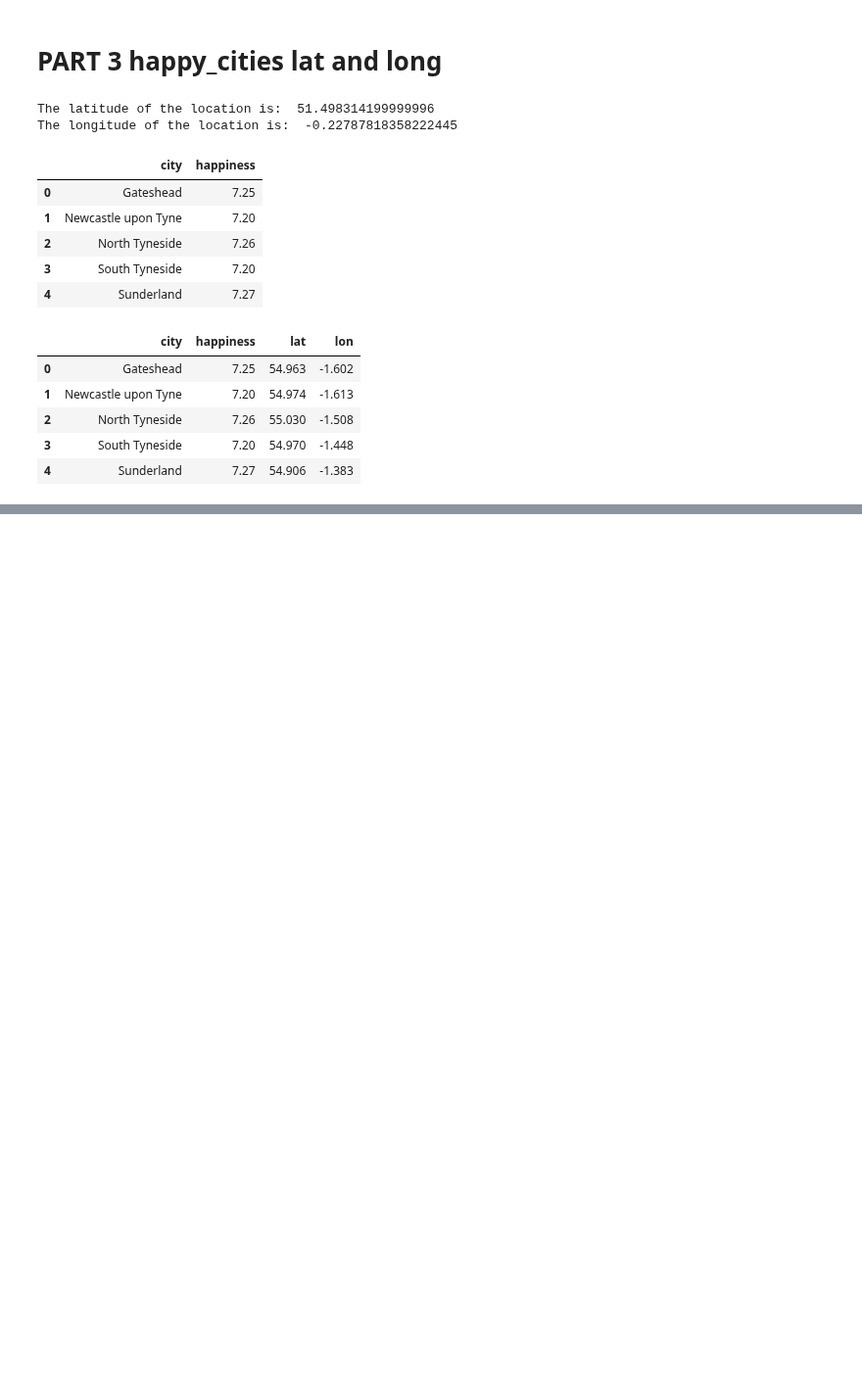
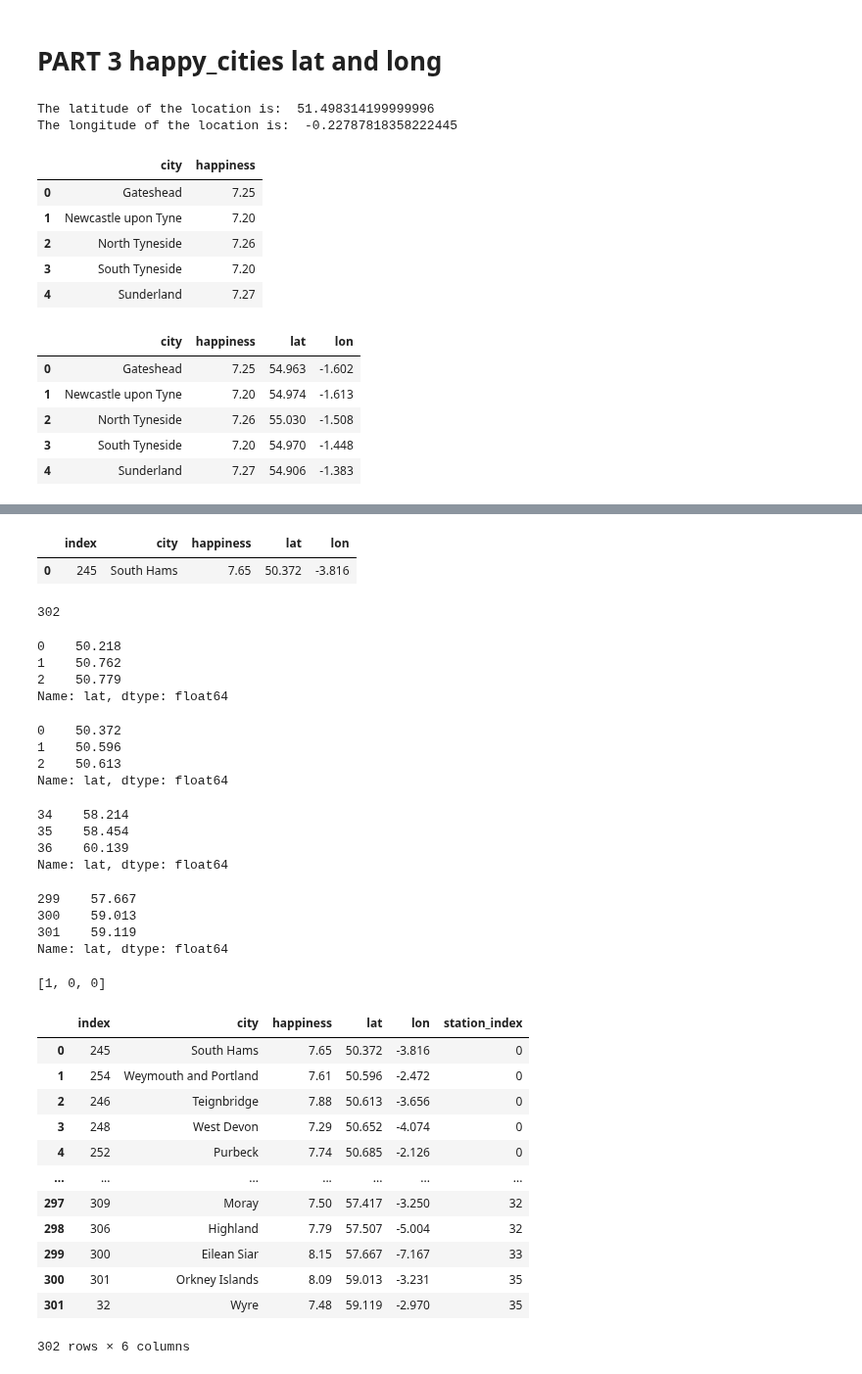
Before and after one commit to paxton615/Notes, a Jupyter notebook: Weather_stations/Download_station_data.ipynb, the cells around one changed output, grey strips where cells are left out. Shown at 98% size. Cells and saved outputs as stored; diff of their text form; code cells hidden in the pictures; blank space fills up the shorter version.

```diff
--- a/Weather_stations/Download_station_data.ipynb
+++ b/Weather_stations/Download_station_data.ipynb
@@ -661,0 +643,10 @@ Name: lat, dtype: float64
+# %%
+happy_cities_limited = happy_cities[ (happy_cities['lat'] <=60.139) & (happy_cities['lat'] >= 50.218 )].sort_values(by='lat', ascending=True).reset_index()
+happy_cities_limited.head(1)
+# %% [output]
+|  | index | city | happiness | lat | lon |
+| 0 | 245 | South Hams | 7.65 | 50.372 | -3.816 |
+# %%
+len(happy_cities_limited.lat)
+# %% [output]
+302
@@ -661,0 +658,63 @@ Name: lat, dtype: float64
+# %%
+xx = ascending_data.lat
+xx[:3]
+# %% [output]
+0    50.218
+1    50.762
+2    50.779
+Name: lat, dtype: float64
+# %%
+yy = happy_cities_limited.lat
+yy[:3]
+# %% [output]
+0    50.372
+1    50.596
+2    50.613
+Name: lat, dtype: float64
+# %%
+xx[-3:]
+# %% [output]
+34    58.214
+35    58.454
+36    60.139
+Name: lat, dtype: float64
+# %%
+yy[-3:]
+# %% [output]
+299    57.667
+300    59.013
+301    59.119
+Name: lat, dtype: float64
+# %%
+lst=[]
+for j in yy:
+    lt = []
+    for i in xx:
+        if j > i:
+            lt.append(1)
+        else:
+            lt.append(0)
+    lst.append(lt)
+# %%
+lst[0][:3]
+# %% [output]
+[1, 0, 0]
+# %%
+station_index = [sum(i)-1 for i in lst]
+# %%
+happy_cities_limited['station_index'] = station_index
+happy_cities_limited
+# %% [output]
+|  | index | city | happiness | lat | lon | station_index |
+| 0 | 245 | South Hams | 7.65 | 50.372 | -3.816 | 0 |
+| 1 | 254 | Weymouth and Portland | 7.61 | 50.596 | -2.472 | 0 |
+| 2 | 246 | Teignbridge | 7.88 | 50.613 | -3.656 | 0 |
+| 3 | 248 | West Devon | 7.29 | 50.652 | -4.074 | 0 |
+| 4 | 252 | Purbeck | 7.74 | 50.685 | -2.126 | 0 |
+| ... | ... | ... | ... | ... | ... | ... |
+| 297 | 309 | Moray | 7.50 | 57.417 | -3.250 | 32 |
+| 298 | 306 | Highland | 7.79 | 57.507 | -5.004 | 32 |
+| 299 | 300 | Eilean Siar | 8.15 | 57.667 | -7.167 | 33 |
+| 300 | 301 | Orkney Islands | 8.09 | 59.013 | -3.231 | 35 |
+| 301 | 32 | Wyre | 7.48 | 59.119 | -2.970 | 35 |
+302 rows × 6 columns
```
Also changed, not shown: parts of 15 cells of this notebook, 2 other files.
